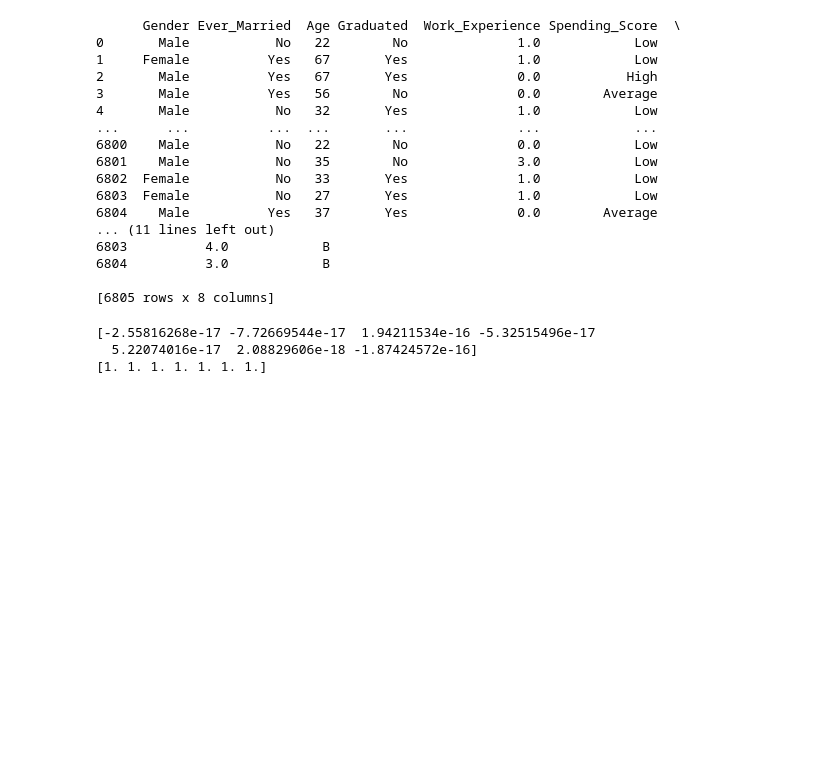
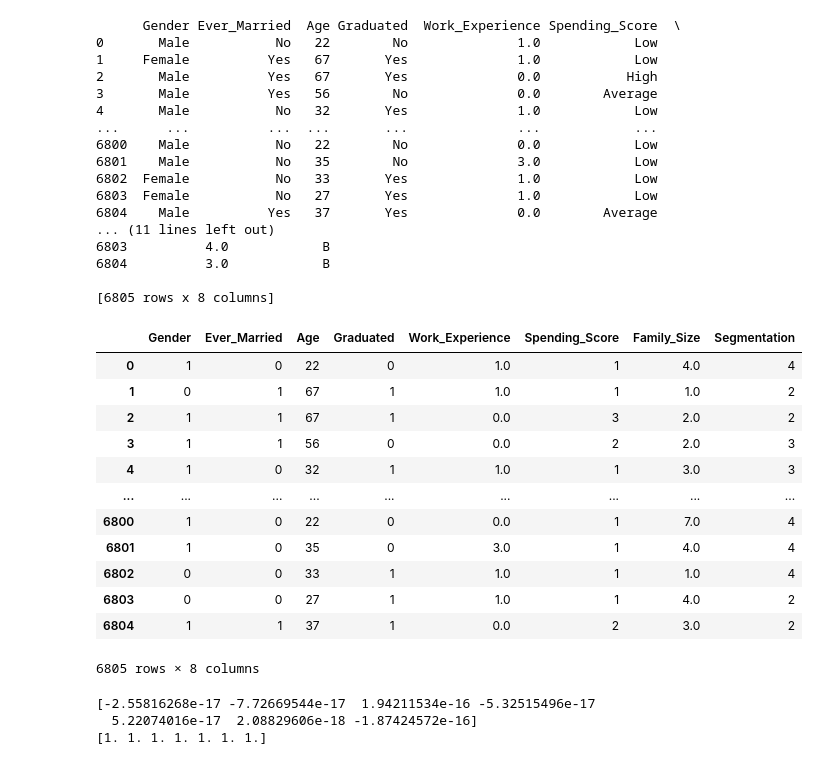
Before and after one commit to WilliamChuFCB/anly501-project, a Jupyter notebook: code/Naive Bayes/clean_record_data.ipynb, the cells around one changed output. Saved outputs shown, nothing was run; the diff lists cells and outputs as text; code cells hidden in the pictures; blank space fills up the shorter version.

```diff
--- a/code/Naive Bayes/clean_record_data.ipynb
+++ b/code/Naive Bayes/clean_record_data.ipynb
@@ -54,6 +54,22 @@ df["Ever_Married"]=df["Ever_Married"].astype("int")
 df["Graduated"]=df["Graduated"].astype("int")
 df["Spending_Score"]=df["Spending_Score"].astype("int")
 df["Segmentation"]=df["Segmentation"].astype("int")
+# %%
+df
+# %% [output]
+|  | Gender | Ever_Married | Age | Graduated | Work_Experience | Spending_Score | Family_Size | Segmentation |
+| 0 | 1 | 0 | 22 | 0 | 1.0 | 1 | 4.0 | 4 |
+| 1 | 0 | 1 | 67 | 1 | 1.0 | 1 | 1.0 | 2 |
+| 2 | 1 | 1 | 67 | 1 | 0.0 | 3 | 2.0 | 2 |
+| 3 | 1 | 1 | 56 | 0 | 0.0 | 2 | 2.0 | 3 |
+| 4 | 1 | 0 | 32 | 1 | 1.0 | 1 | 3.0 | 3 |
+| ... | ... | ... | ... | ... | ... | ... | ... | ... |
+| 6800 | 1 | 0 | 22 | 0 | 0.0 | 1 | 7.0 | 4 |
+| 6801 | 1 | 0 | 35 | 0 | 3.0 | 1 | 4.0 | 4 |
+| 6802 | 0 | 0 | 33 | 1 | 1.0 | 1 | 1.0 | 4 |
+| 6803 | 0 | 0 | 27 | 1 | 1.0 | 1 | 4.0 | 2 |
+| 6804 | 1 | 1 | 37 | 1 | 0.0 | 2 | 3.0 | 2 |
+6805 rows × 8 columns
 # %%
 df.to_csv('record_data.csv',index=False)
 # %%
```
Also changed, not shown: 46 other files.
